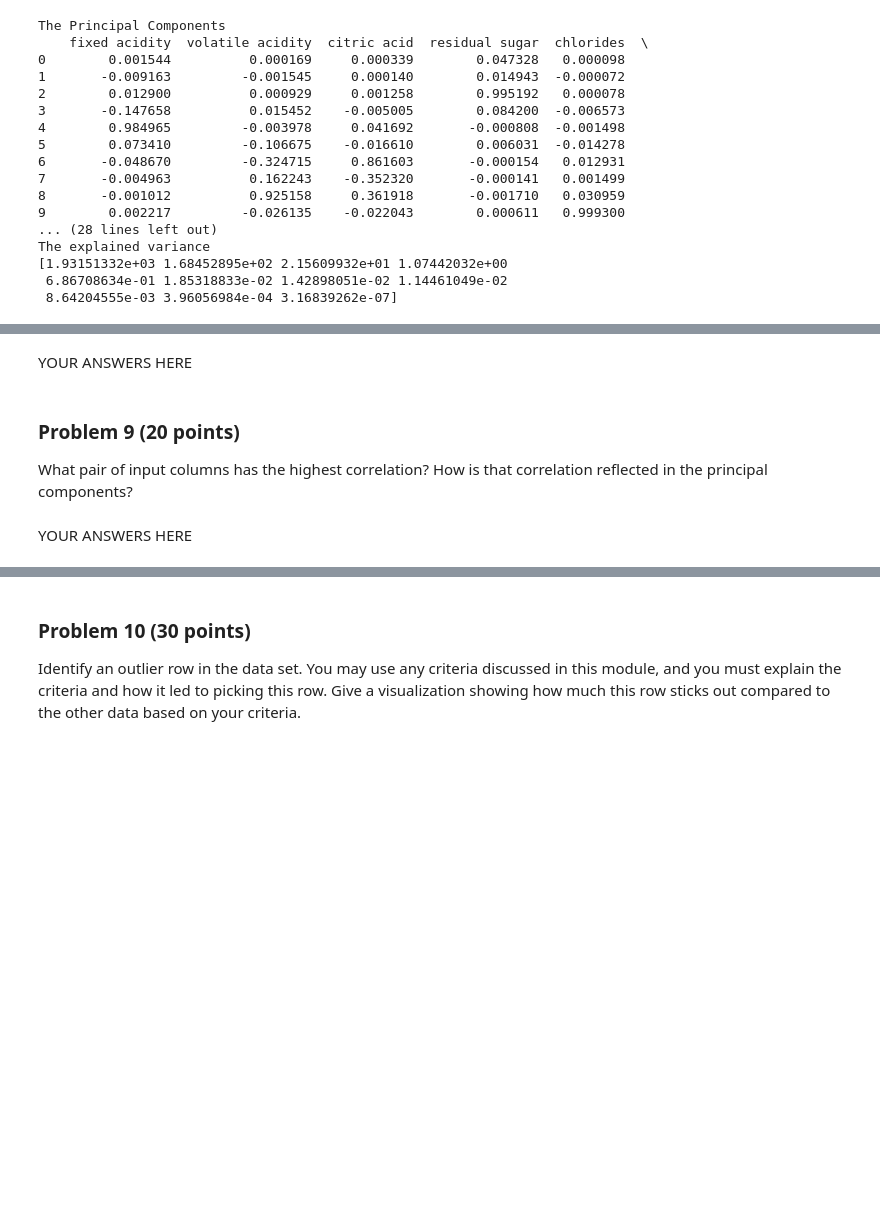
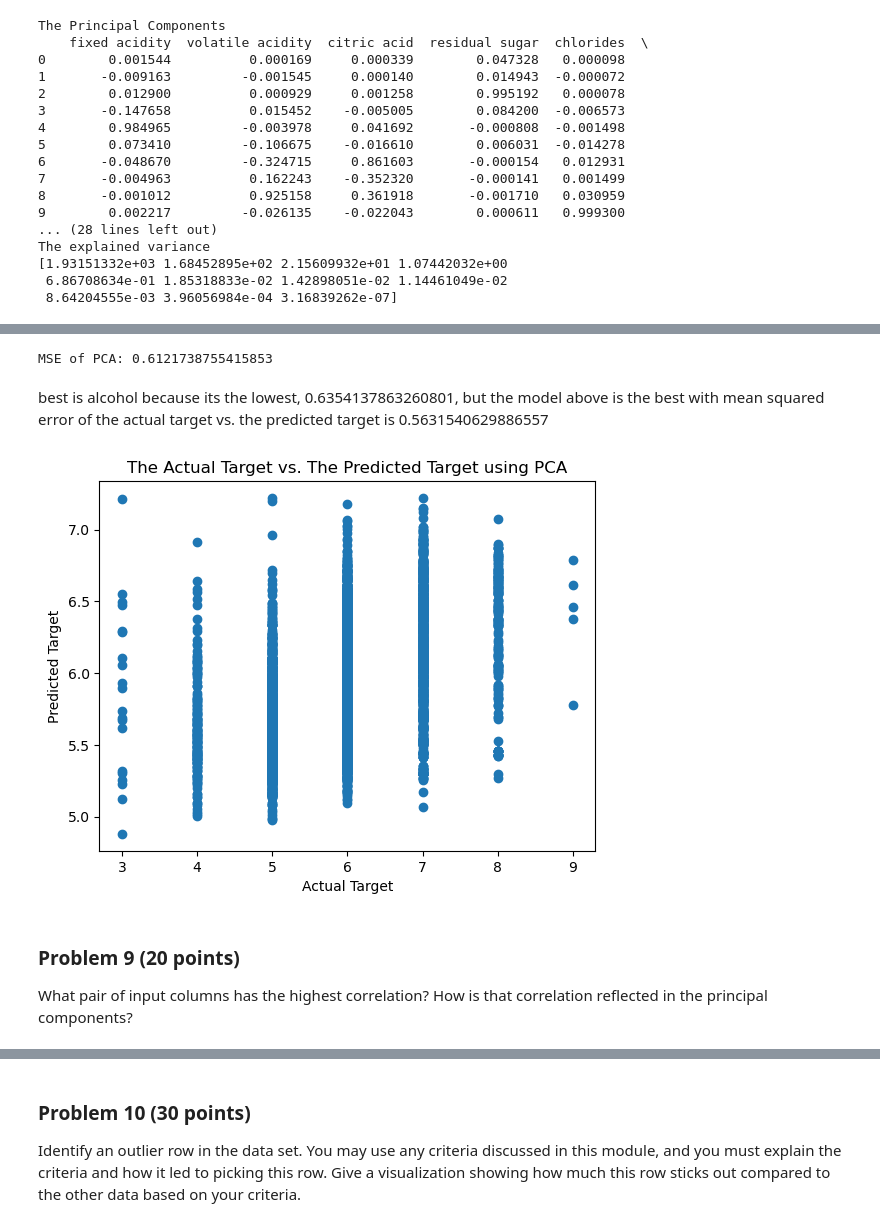
Before and after one commit to keshleem/dx601-final-project, a Jupyter notebook: project.ipynb, the cells around one changed output, grey strips where cells are left out. Saved outputs shown, nothing was run; the diff lists cells and outputs as text; code cells hidden in the pictures; blank space fills up the shorter version.

```diff
--- a/project.ipynb
+++ b/project.ipynb
@@ -597,5 +597,31 @@ print(wine_pca_mse)
-# %% [markdown]
-YOUR ANSWERS HERE
+# %%
+# linear regression
+x_regression = wine_pca_coord_half
+y_regression = y
+
+wine_pca_model = LinearRegression()
+wine_pca_model.fit(x_regression, y_regression)
+
+wine_pca_prediction = wine_pca_model.predict(x_regression)
+
+# compute MSE
+wine_pca_errors = y_regression - wine_pca_prediction
+pca_squared_errors = wine_pca_errors ** 2
+wine_pca_mse = pca_squared_errors.mean()
+print('MSE of PCA:', wine_pca_mse)
+# %% [output]
+MSE of PCA: 0.6121738755415853
+# %% [markdown]
+best is alcohol because its the lowest, 0.6354137863260801, but the model above is the best with mean squared error of the actual target vs. the predicted target is 0.5631540629886557
+# %%
+# plotting the actual target vs the predictions
+plt.scatter(y_regression, wine_pca_prediction)
+plt.title("The Actual Target vs. The Predicted Target using PCA")
+plt.xlabel("Actual Target")
+plt.ylabel("Predicted Target")
+plt.show()
+# %% [output]
+[figure, added]
 # %% [markdown]
 ### Problem 9 (20 points)
 
@@ -606,2 +629,0 @@ How is that correlation reflected in the principal components?
-# %% [markdown]
-YOUR ANSWERS HERE
```
Also changed, not shown: parts of 11 cells of this notebook.
